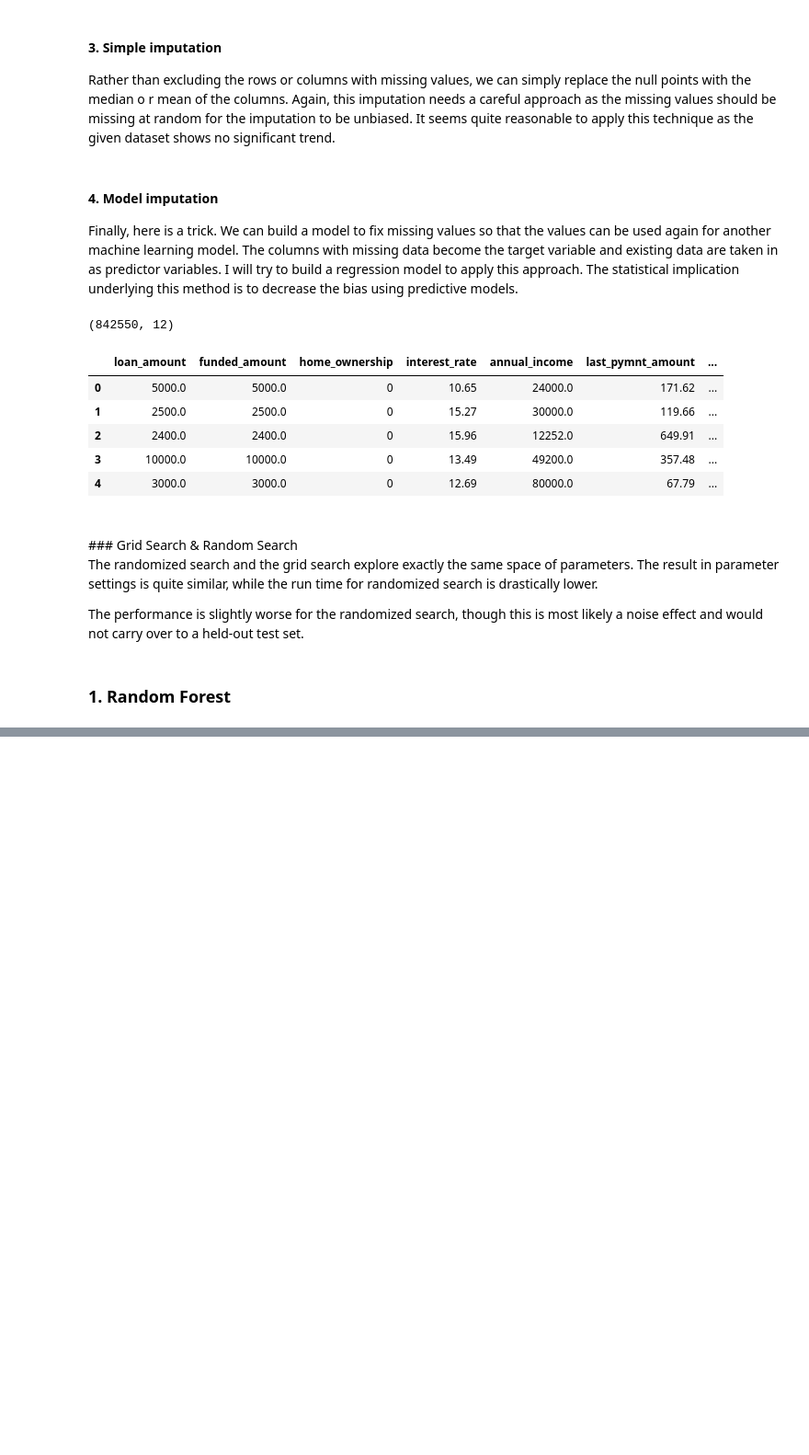
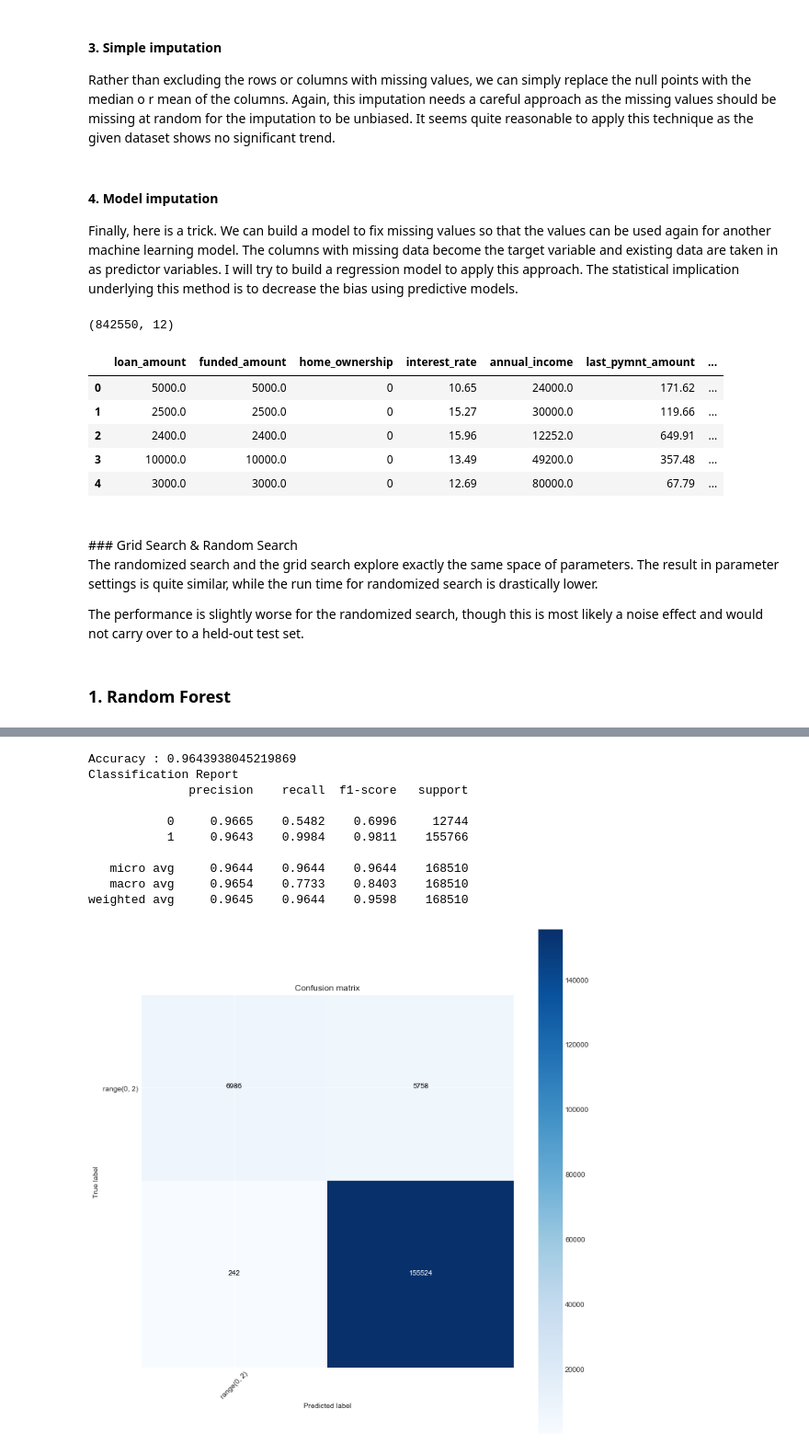
Before and after one commit to Kearlay/lending_club_classification, a Jupyter notebook: lending_club_classification.ipynb, the cells around one changed output, grey strips where cells are left out. Shown: that part at 92% size. Drawn from its saved outputs; the diff is of its cells as text; code cells hidden in the pictures; blank space fills up the shorter version.

Commit message:
plot updated

```diff
--- a/lending_club_classification.ipynb
+++ b/lending_club_classification.ipynb
@@ -560,7 +561,7 @@ param_grid = [
 clf = ensemble.RandomForestClassifier()
 
 # accuracy is not a good metric for multi-class problems -> f1 score
-scorer = make_scorer(f1_score)
+scorer = make_scorer(accuracy_score)
 grid_search = GridSearchCV(clf, param_grid, cv=5, scoring=scorer)
 
 # Fit the data
@@ -568,5 +569,5 @@ grid_search.fit(X_train, y_train)
 
 # Metrics
 cvres = grid_search.cv_results_
-for f1_score, params in zip(cvres['f1_score'], cvres['params']):
-    print(f1_score, params)
+for acc, params in zip(cvres['mean_test_score'], cvres['params']):
+    print("test accuracy: {},".format(acc), "parameters: ", params)
@@ -613,7 +624,7 @@ def plot_confusion_mat(cm, classes, cmap=plt.cm.Blues):
 def full_report(model, x, y_true, classes, clf='rf'):
 
     if clf == 'rf':
-        one_hot = True
+        one_hot = False
     elif clf == 'boosting':
         one_hot = False
     else:
@@ -637,4 +648,16 @@ def full_report(model, x, y_true, classes, clf='rf'):
     #print(cnf_matrix)
     plot_confusion_mat(cnf_matrix, classes=classes)
 # %%
-full_report(clf, X_test, y_test, [range(7)])
+full_report(clf, X_test, y_test, [range(2)])
+# %% [output]
+Accuracy : 0.9643938045219869
+Classification Report
+              precision    recall  f1-score   support
+
+           0     0.9665    0.5482    0.6996     12744
+           1     0.9643    0.9984    0.9811    155766
+
+   micro avg     0.9644    0.9644    0.9644    168510
+   macro avg     0.9654    0.7733    0.8403    168510
+weighted avg     0.9645    0.9644    0.9598    168510
+[figure, added]
```
Also changed, not shown: parts of 13 cells of this notebook.
